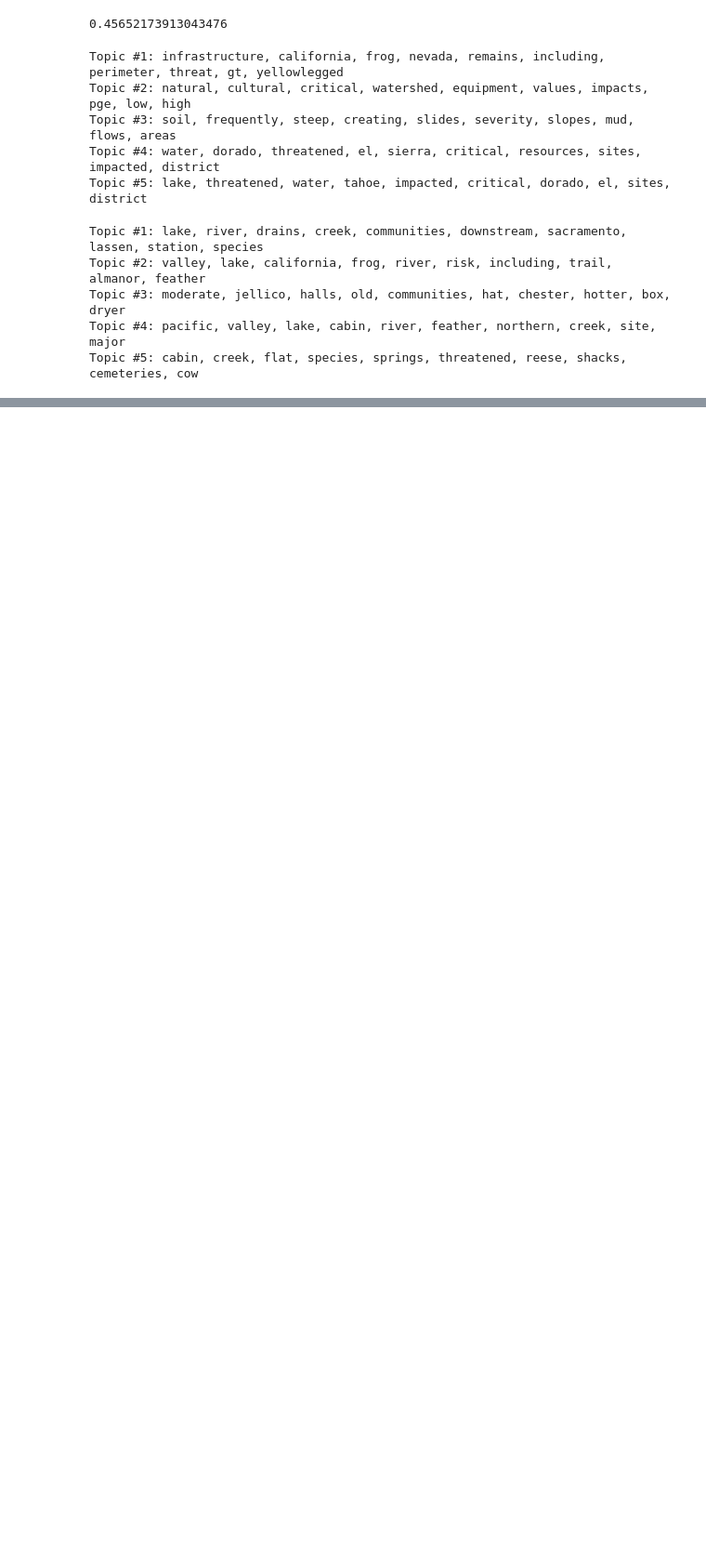
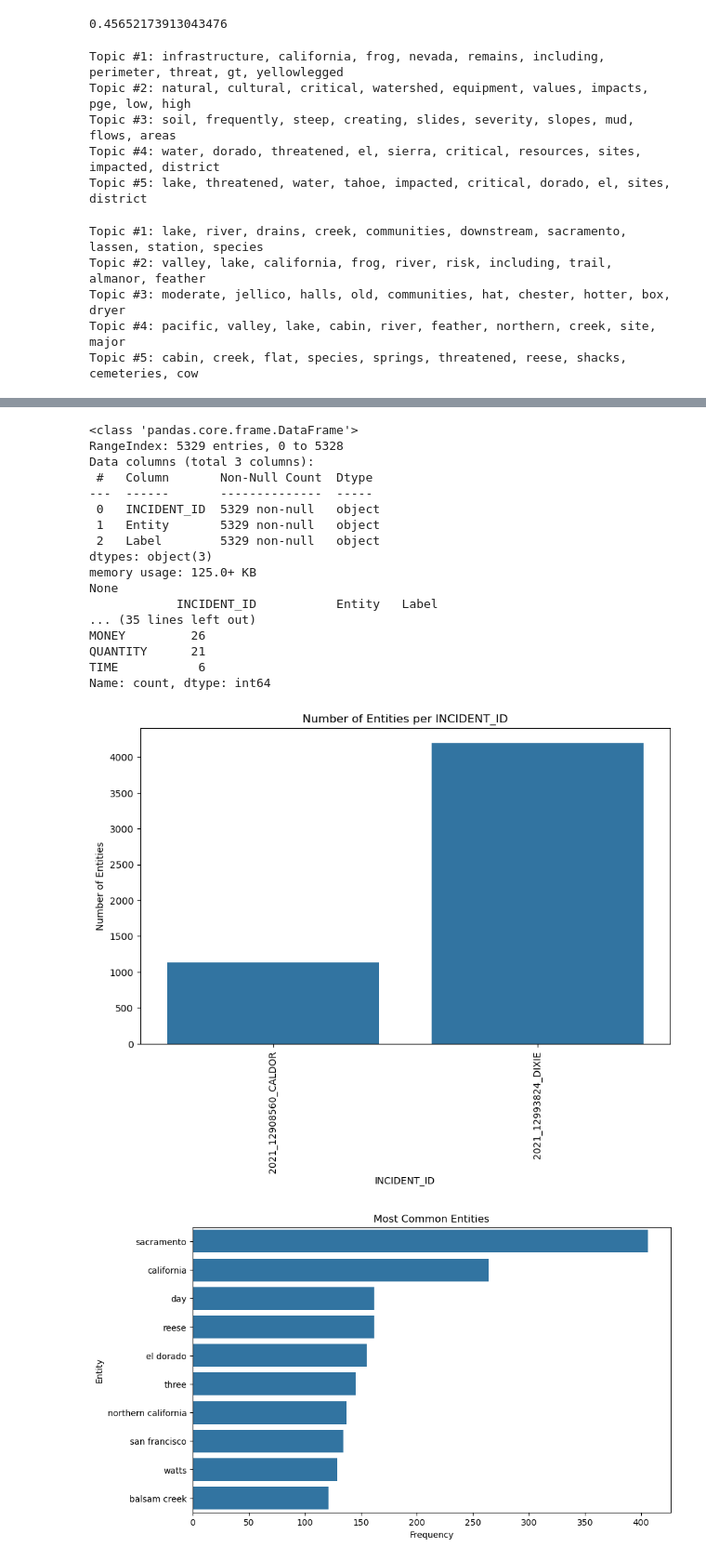
Before and after one commit to lucap1211/EA_fire_project, a Jupyter notebook: dixie-caldor-clean-and-rework-current-threat.ipynb, the cells around one changed output, grey strips where cells are left out. Shown at 93% size. Cells and saved outputs as stored; diff of their text form; code cells hidden in the pictures; blank space fills up the shorter version.

```diff
--- a/dixie-caldor-clean-and-rework-current-threat.ipynb
+++ b/dixie-caldor-clean-and-rework-current-threat.ipynb
@@ -336,0 +397,75 @@ ModuleNotFoundError: No module named 'spacy'
+# %%
+import pandas as pd
+import matplotlib.pyplot as plt
+import seaborn as sns
+
+# Load the NER results
+ner_df = pd.read_csv('ner_results.csv')
+
+# Display basic information about the data
+print(ner_df.info())
+print(ner_df.head())
+
+# Summary Statistics
+
+# Number of entities per INCIDENT_ID
+entities_per_incident = ner_df.groupby('INCIDENT_ID').size()
+print("Number of entities per INCIDENT_ID:")
+print(entities_per_incident)
+
+# Most common entities
+most_common_entities = ner_df['Entity'].value_counts().head(10)
+print("\nMost common entities:")
+print(most_common_entities)
+
+# Distribution of entity types
+entity_type_distribution = ner_df['Label'].value_counts()
+print("\nDistribution of entity types:")
+print(entity_type_distribution)
+
+# Visualization
+
+# Bar plot of number of entities per INCIDENT_ID
+plt.figure(figsize=(10, 6))
+sns.barplot(x=entities_per_incident.index, y=entities_per_incident.values)
+plt.title('Number of Entities per INCIDENT_ID')
+plt.xlabel('INCIDENT_ID')
+plt.ylabel('Number of Entities')
+plt.xticks(rotation=90)
+plt.show()
+
+# Bar plot of the most common entities
+plt.figure(figsize=(10, 6))
+sns.barplot(x=most_common_entities.values, y=most_common_entities.index)
+plt.title('Most Common Entities')
+plt.xlabel('Frequency')
+plt.ylabel('Entity')
+plt.show()
+
+# Bar plot of the distribution of entity types
+plt.figure(figsize=(10, 6))
+sns.barplot(x=entity_type_distribution.values, y=entity_type_distribution.index)
+plt.title('Distribution of Entity Types')
+plt.xlabel('Frequency')
+plt.ylabel('Entity Type')
+plt.show()
+# %% [output]
+<class 'pandas.core.frame.DataFrame'>
+RangeIndex: 5329 entries, 0 to 5328
+Data columns (total 3 columns):
+ #   Column       Non-Null Count  Dtype
+---  ------       --------------  -----
+ 0   INCIDENT_ID  5329 non-null   object
+ 1   Entity       5329 non-null   object
+ 2   Label        5329 non-null   object
+dtypes: object(3)
+memory usage: 125.0+ KB
+None
+            INCIDENT_ID           Entity   Label
+... (35 lines left out)
+MONEY         26
+QUANTITY      21
+TIME           6
+Name: count, dtype: int64
+[figure, added]
+[figure, added]
```
Also changed, not shown: parts of 10 cells of this notebook, 2 other files.
